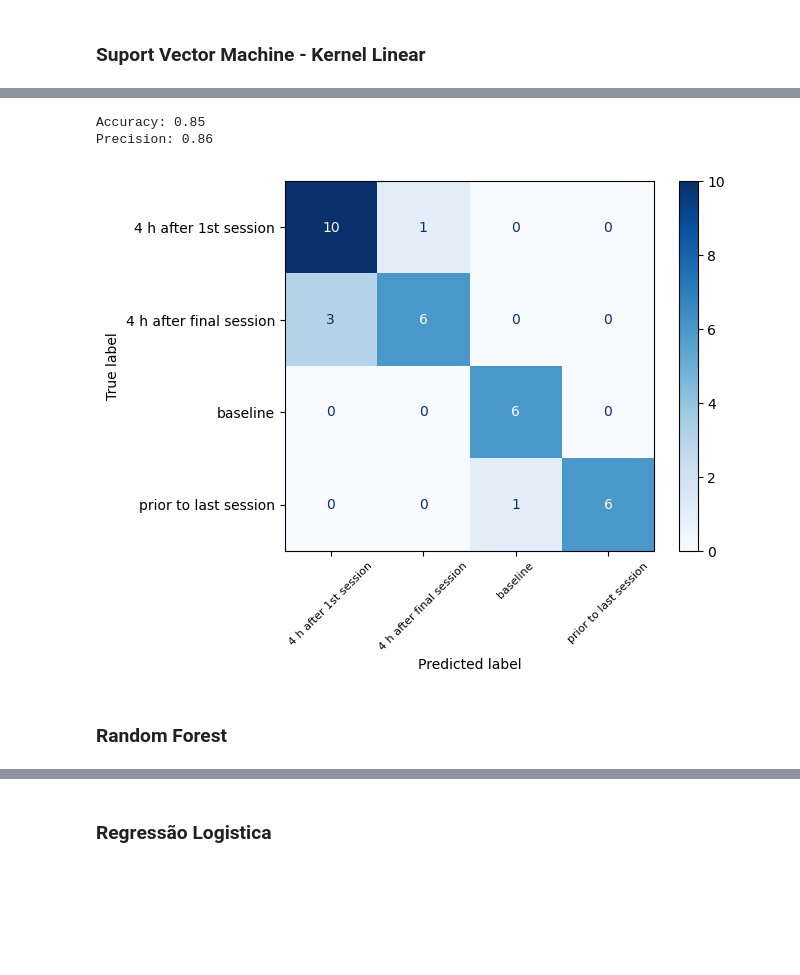
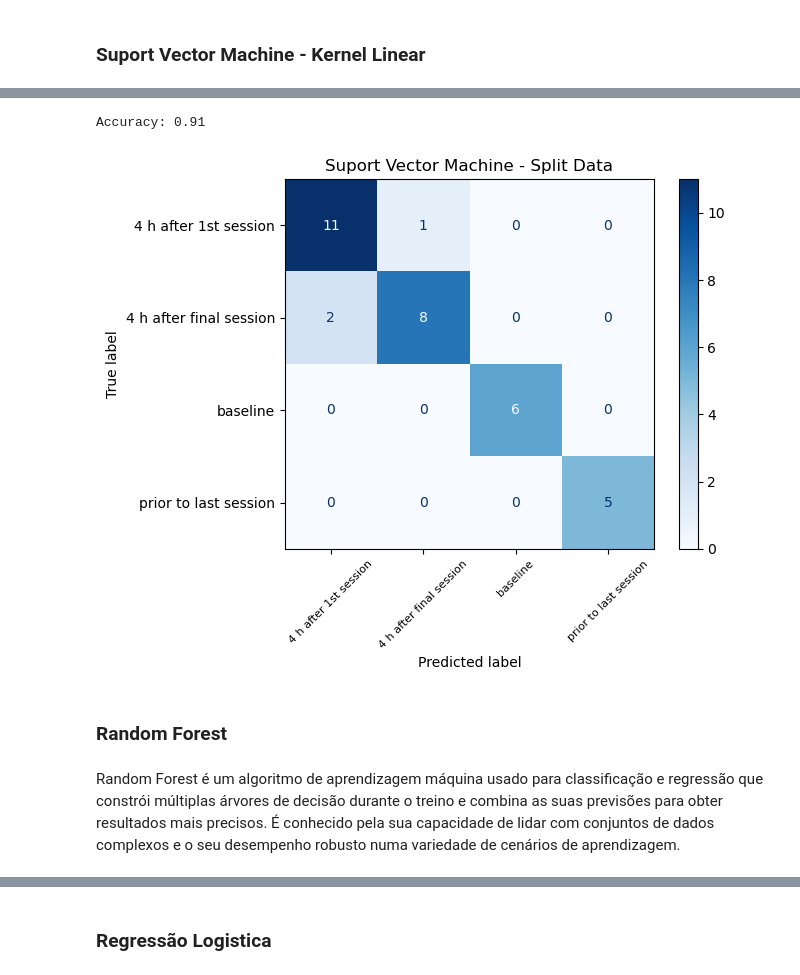
Before and after one commit to LuisGoncal/Grupo11-B1-Datset9, a Jupyter notebook: Trabalho_bioinformática_G11.ipynb, the cells around one changed output, grey strips where cells are left out. Cells and saved outputs as stored; diff of their text form; code cells hidden in the pictures; blank space fills up the shorter version.

```diff
--- a/Trabalho_bioinformática_G11.ipynb
+++ b/Trabalho_bioinformática_G11.ipynb
@@ -19,7 +29,7 @@ O objetivo do estudo era a análise de amostras de biópsia do músculo vasto la
 ### Carregamento de dados e metadados
 # %%
 data_ = pd.read_csv('gds5218.csv',sep=',', index_col = 0)
-meta = pd.read_csv('Dataset9/meta-gds5218.csv', index_col = 0)
+meta = pd.read_csv('meta-gds5218.csv', index_col = 0)
 # %% [markdown]
 ### Análise de dados e metadados
 # %%
@@ -725,22 +735,21 @@ Precision: 0.86
 # %%
-from sklearn import svm
-
 svm_linear = svm.SVC(kernel = "linear")
 
 svm_linear.fit(data_X_train, data_y_train)
 
 svm_linear_y_pred = svm_linear.predict(data_X_test)
 svm_split=svm_linear.score(data_X_test, data_y_test)
 print('Accuracy: %0.2f' % svm_split )
-print('Precision: %0.2f' % precision_score(data_y_test, svm_linear_y_pred, average='weighted'))
 
 svm_linear_cm = ConfusionMatrixDisplay.from_predictions(data_y_test, svm_linear_y_pred, display_labels=svm_linear.classes_, cmap='Blues')
 svm_linear_cm
+plt.title('Suport Vector Machine - Split Data')
 plt.xticks(rotation=45);
 # %% [output]
-Accuracy: 0.85
-Precision: 0.86
+Accuracy: 0.91
-[figure, old version]
+[figure, new version]
 # %% [markdown]
 ### Random Forest
+# %% [markdown]
+Random Forest é um algoritmo de aprendizagem máquina usado para classificação e regressão que constrói múltiplas árvores de decisão durante o treino e combina as suas previsões para obter resultados mais precisos. É conhecido pela sua capacidade de lidar com conjuntos de dados complexos e o seu desempenho robusto numa variedade de cenários de aprendizagem.
 # %%
```
Also changed, not shown: parts of 42 cells of this notebook.
